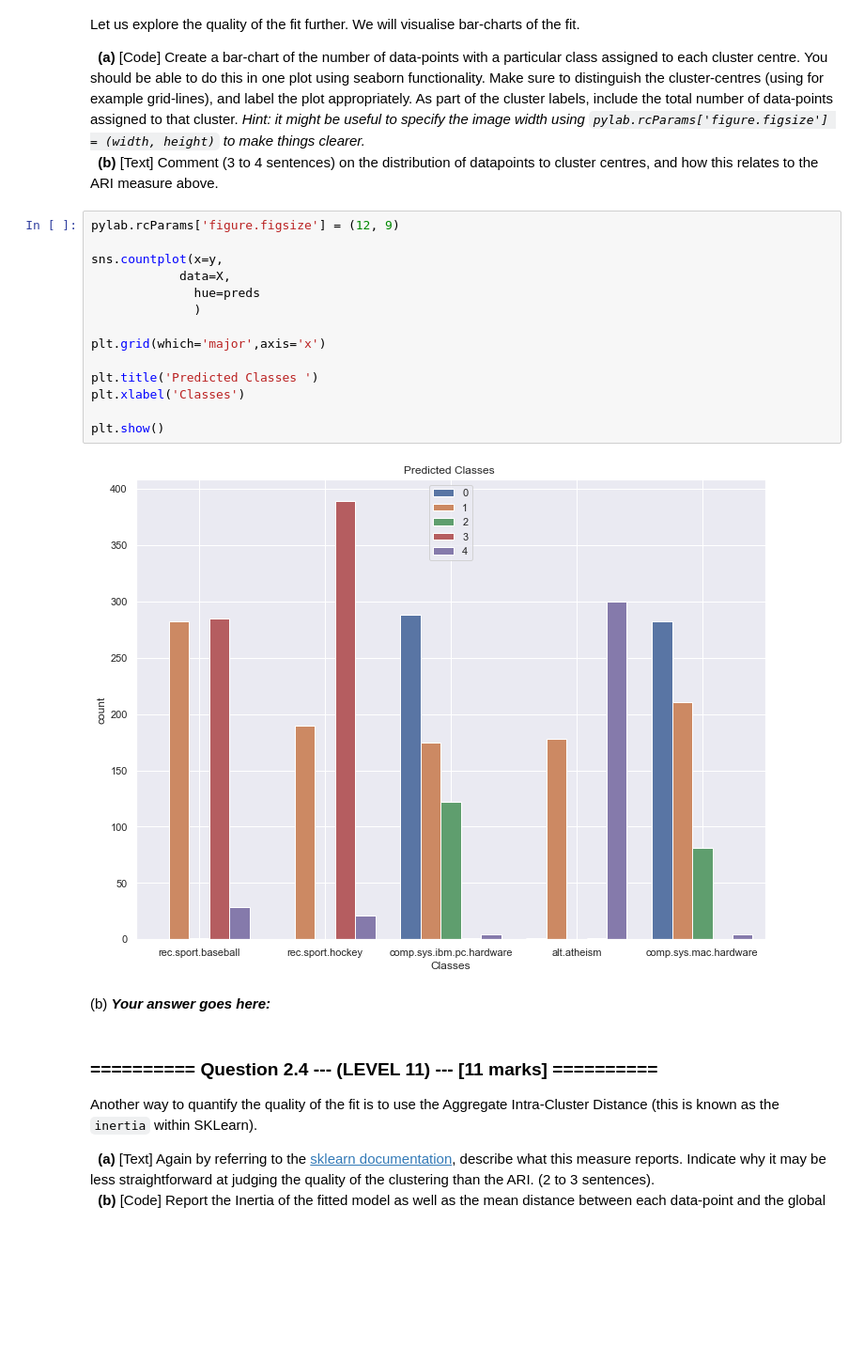
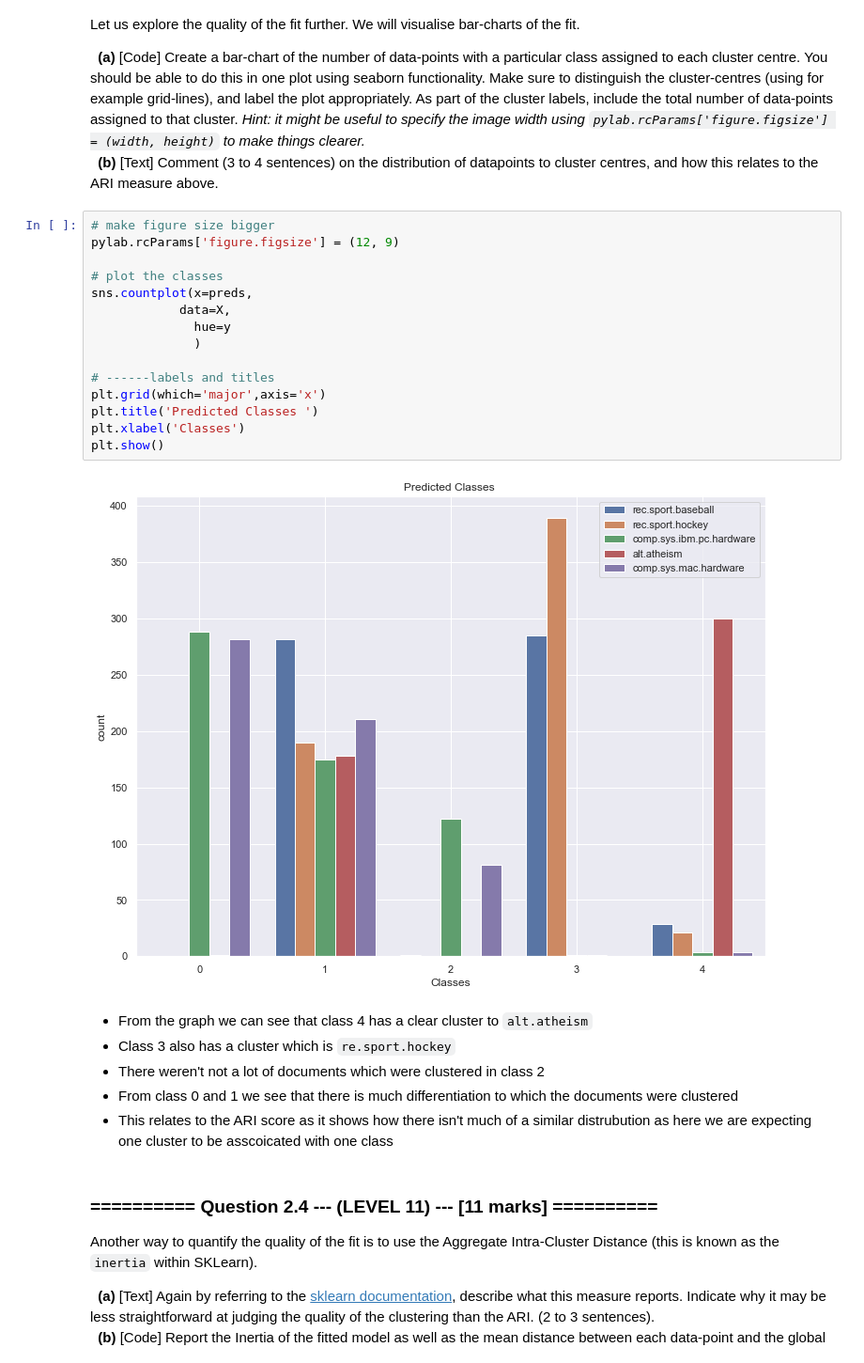
Before and after one commit to aadulan/iaml2018, a Jupyter notebook: Assignments/04_A_KMeans.ipynb, the cells around one changed output. Shown at 94% size. Saved outputs shown, nothing was run; the diff lists cells and outputs as text; blank space fills up the shorter version.

```diff
--- a/Assignments/04_A_KMeans.ipynb
+++ b/Assignments/04_A_KMeans.ipynb
@@ -284,23 +284,28 @@ Let us explore the quality of the fit further. We will visualise bar-charts of t
 &nbsp;&nbsp;**(a)** [Code] Create a bar-chart of the number of data-points with a particular class assigned to each cluster centre. You should be able to do this in one plot using seaborn functionality. Make sure to distinguish the cluster-centres (using for example grid-lines), and label the plot appropriately. As part of the cluster labels, include the total number of data-points assigned to that cluster. *Hint: it might be useful to specify the image width using `pylab.rcParams['figure.figsize'] = (width, height)` to make things clearer.*<br>
 &nbsp;&nbsp;**(b)** [Text] Comment (3 to 4 sentences) on the distribution of datapoints to cluster centres, and how this relates to the ARI measure above.
 # %%
+# make figure size bigger
 pylab.rcParams['figure.figsize'] = (12, 9)
 
-sns.countplot(x=y,
+# plot the classes
+sns.countplot(x=preds,
             data=X,
-              hue=preds
+              hue=y
               )
 
+# ------labels and titles
 plt.grid(which='major',axis='x')
-
 plt.title('Predicted Classes ')
 plt.xlabel('Classes')
-
 plt.show()
 # %% [output]
-[figure, old version]
+[figure, new version]
-# %% [markdown]
-(b) ***Your answer goes here:***
+# %% [markdown]
+- From the graph we can see that class 4 has a clear cluster to `alt.atheism`
+- Class 3 also has a cluster which is `re.sport.hockey`
+- There weren't not a lot of documents which were clustered in class 2
+- From class 0 and 1 we see that there is much differentiation to which the documents were clustered
+- This relates to the ARI score as it shows how there isn't much of a similar distrubution as here we are expecting one cluster to be asscoicated with one class
 # %% [markdown]
 ### ========== Question 2.4 --- (LEVEL 11) --- [11 marks] ==========
 
```
Also changed, not shown: parts of 4 cells of this notebook.
